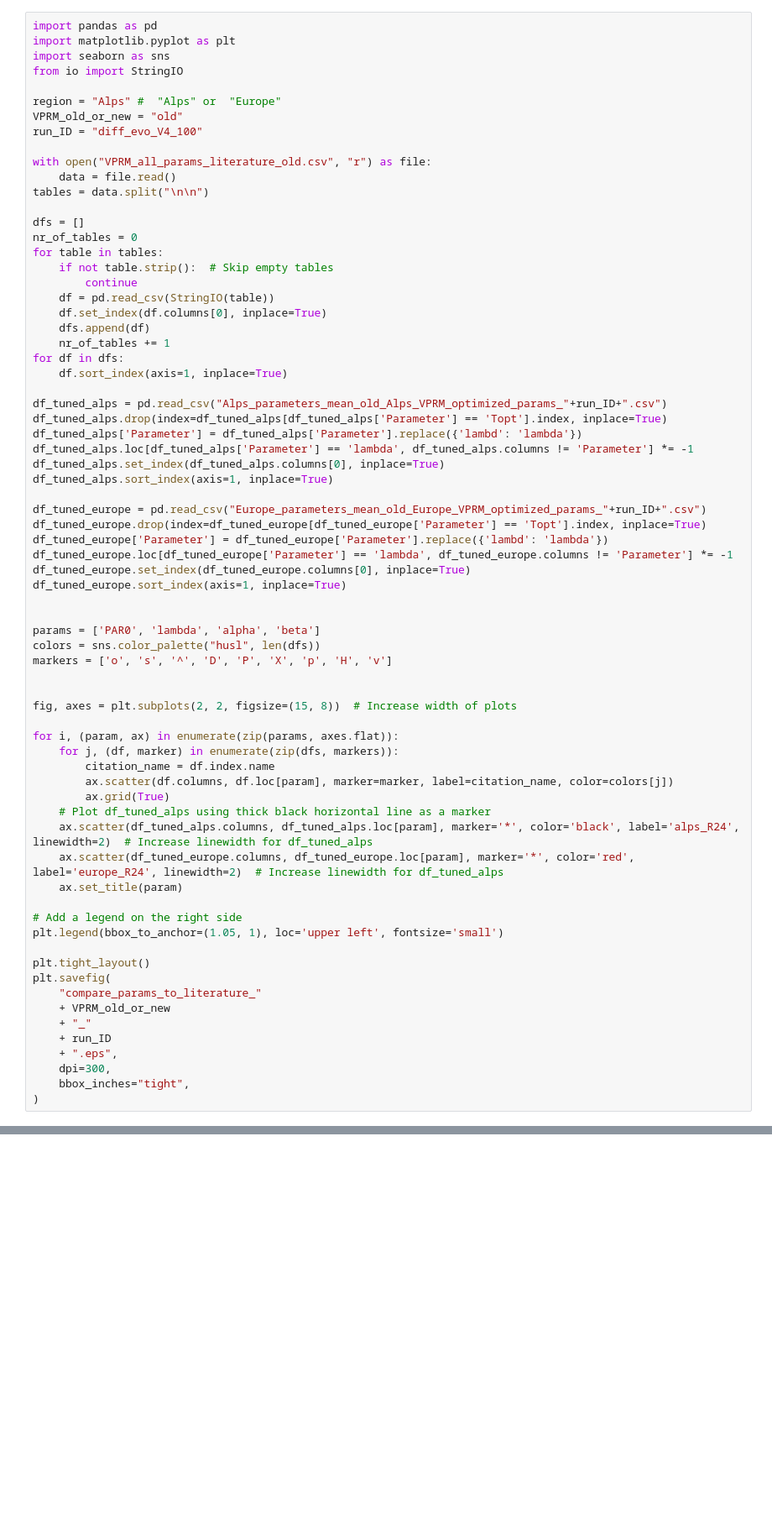
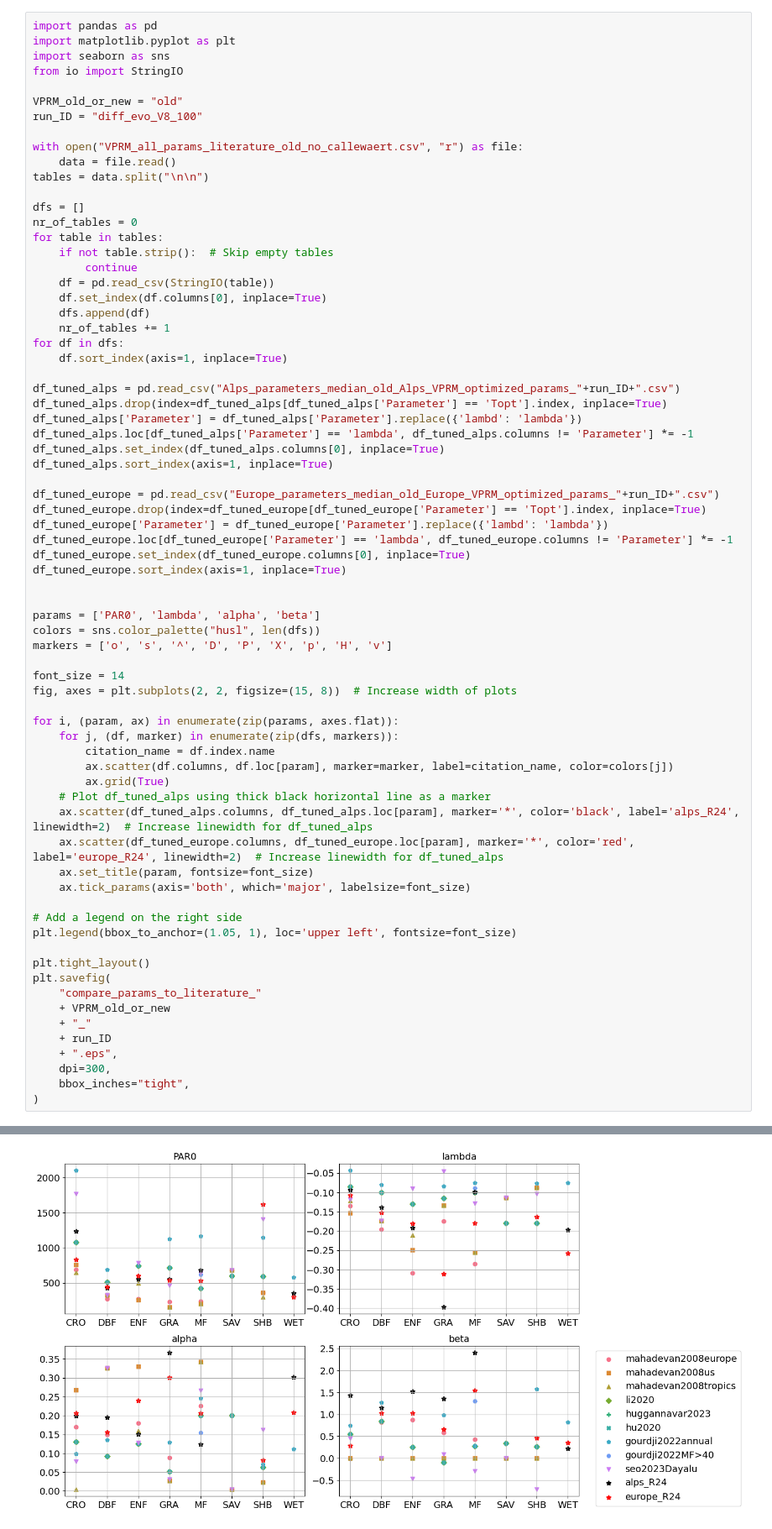
Before and after one commit to mareitzef/VPRM_tools, a Jupyter notebook: plot_VPRM_literature.ipynb, the cells around one changed output, grey strips where cells are left out. Shown at 84% size. Saved outputs shown, nothing was run; the diff lists cells and outputs as text; blank space fills up the shorter version.

```diff
--- a/plot_VPRM_literature.ipynb
+++ b/plot_VPRM_literature.ipynb
@@ -4,11 +4,10 @@ import matplotlib.pyplot as plt
 import seaborn as sns
 from io import StringIO
 
-region = "Alps" #  "Alps" or  "Europe"
 VPRM_old_or_new = "old"
-run_ID = "diff_evo_V4_100"
+run_ID = "diff_evo_V8_100"
 
-with open("VPRM_all_params_literature_old.csv", "r") as file:
+with open("VPRM_all_params_literature_old_no_callewaert.csv", "r") as file:
     data = file.read()
 tables = data.split("\n\n")
 
@@ -24,14 +23,14 @@ for table in tables:
 for df in dfs:
     df.sort_index(axis=1, inplace=True)
 
-df_tuned_alps = pd.read_csv("Alps_parameters_mean_old_Alps_VPRM_optimized_params_"+run_ID+".csv")
+df_tuned_alps = pd.read_csv("Alps_parameters_median_old_Alps_VPRM_optimized_params_"+run_ID+".csv")
 df_tuned_alps.drop(index=df_tuned_alps[df_tuned_alps['Parameter'] == 'Topt'].index, inplace=True)
 df_tuned_alps['Parameter'] = df_tuned_alps['Parameter'].replace({'lambd': 'lambda'})
 df_tuned_alps.loc[df_tuned_alps['Parameter'] == 'lambda', df_tuned_alps.columns != 'Parameter'] *= -1
 df_tuned_alps.set_index(df_tuned_alps.columns[0], inplace=True)
 df_tuned_alps.sort_index(axis=1, inplace=True)
 
-df_tuned_europe = pd.read_csv("Europe_parameters_mean_old_Europe_VPRM_optimized_params_"+run_ID+".csv")
+df_tuned_europe = pd.read_csv("Europe_parameters_median_old_Europe_VPRM_optimized_params_"+run_ID+".csv")
 df_tuned_europe.drop(index=df_tuned_europe[df_tuned_europe['Parameter'] == 'Topt'].index, inplace=True)
 df_tuned_europe['Parameter'] = df_tuned_europe['Parameter'].replace({'lambd': 'lambda'})
 df_tuned_europe.loc[df_tuned_europe['Parameter'] == 'lambda', df_tuned_europe.columns != 'Parameter'] *= -1
@@ -43,7 +42,7 @@ params = ['PAR0', 'lambda', 'alpha', 'beta']
 colors = sns.color_palette("husl", len(dfs))
 markers = ['o', 's', '^', 'D', 'P', 'X', 'p', 'H', 'v']
 
-
+font_size = 14
 fig, axes = plt.subplots(2, 2, figsize=(15, 8))  # Increase width of plots
 
 for i, (param, ax) in enumerate(zip(params, axes.flat)):
@@ -54,10 +53,11 @@ for i, (param, ax) in enumerate(zip(params, axes.flat)):
     # Plot df_tuned_alps using thick black horizontal line as a marker
     ax.scatter(df_tuned_alps.columns, df_tuned_alps.loc[param], marker='*', color='black', label='alps_R24', linewidth=2)  # Increase linewidth for df_tuned_alps
     ax.scatter(df_tuned_europe.columns, df_tuned_europe.loc[param], marker='*', color='red', label='europe_R24', linewidth=2)  # Increase linewidth for df_tuned_alps
-    ax.set_title(param)
+    ax.set_title(param, fontsize=font_size)
+    ax.tick_params(axis='both', which='major', labelsize=font_size)
 
 # Add a legend on the right side
-plt.legend(bbox_to_anchor=(1.05, 1), loc='upper left', fontsize='small')
+plt.legend(bbox_to_anchor=(1.05, 1), loc='upper left', fontsize=font_size)
 
 plt.tight_layout()
 plt.savefig(
@@ -69,3 +69,4 @@ plt.savefig(
     dpi=300,
     bbox_inches="tight",
 )
+# %% [output]
@@ -72,3 +75,4 @@ plt.savefig(
+[figure, added]
 # %%
 # import csv
 
```
Also changed, not shown: parts of 4 cells of this notebook, 7 other files.
